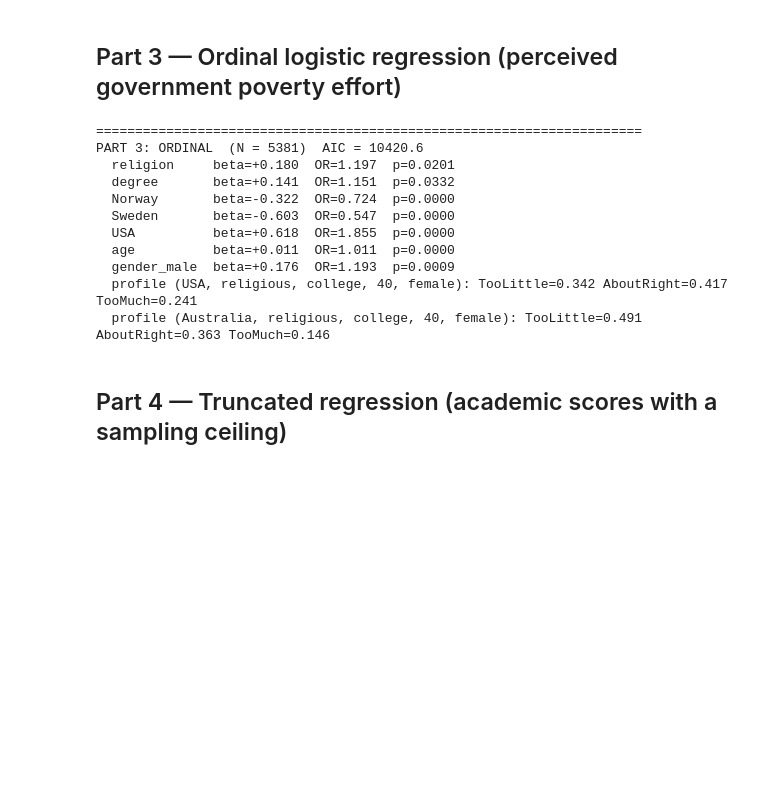
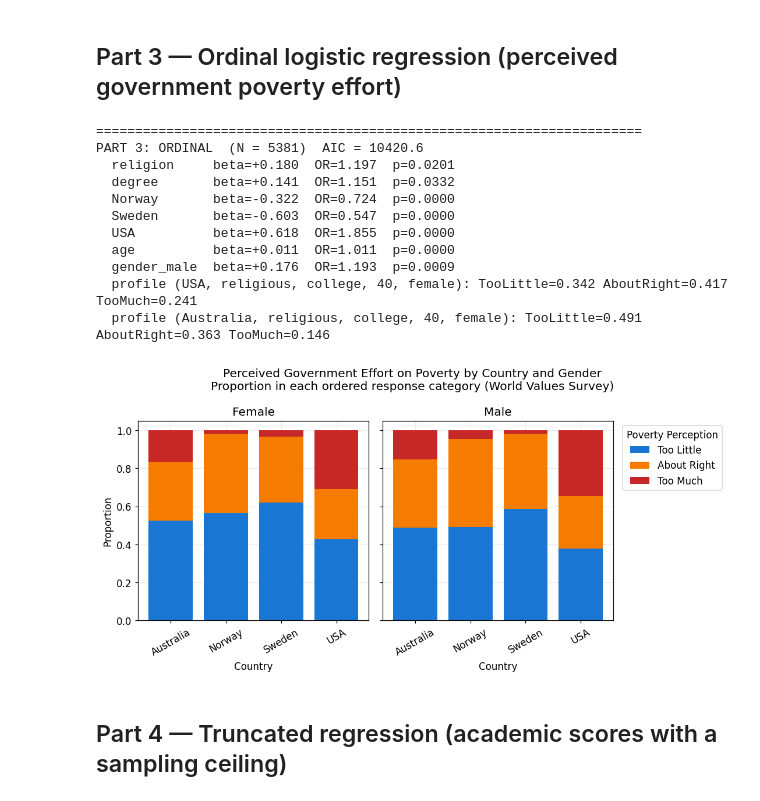
Before and after one commit to skabone/applied-research-portfolio, a Jupyter notebook: 15_Advanced_Regression_Methods/03_Analysis.ipynb, the cells around one changed output. Drawn from its saved outputs; the diff is of its cells as text; code cells hidden in the pictures; blank space fills up the shorter version.

```diff
--- a/15_Advanced_Regression_Methods/03_Analysis.ipynb
+++ b/15_Advanced_Regression_Methods/03_Analysis.ipynb
@@ -216,34 +233,35 @@ for label, usa in [("USA", 1.0), ("Australia", 0.0)]:
 fig, axes = plt.subplots(1, 2, figsize=(10, 5), sharey=True)
 cats = ["Too Little", "About Right", "Too Much"]
 colors = [C_BLUE, C_ORANGE, C_RED]
 countries = ["Australia", "Norway", "Sweden", "USA"]
 for ax, g in zip(axes, ["female", "male"]):
     sub = wv[wv.gender == g]
     props = (sub.groupby("country")["poverty"].value_counts(normalize=True)
              .unstack().reindex(index=countries)[cats])
     bottom = np.zeros(len(countries))
     for cat, col in zip(cats, colors):
         ax.bar(countries, props[cat].values, bottom=bottom, color=col, label=cat)
         bottom += props[cat].values
     ax.set_title(g.capitalize()); ax.set_xlabel("Country")
     ax.tick_params(axis="x", rotation=30)
 axes[0].set_ylabel("Proportion")
 axes[1].legend(title="Poverty Perception", bbox_to_anchor=(1.02, 1), loc="upper left")
 fig.suptitle("Perceived Government Effort on Poverty by Country and Gender\n"
              "Proportion in each ordered response category (World Values Survey)")
-fig.tight_layout(); fig.savefig(os.path.join(FIG, "fig04-ordinal-poverty-country.png")); plt.close(fig)
+fig.tight_layout(); fig.savefig(os.path.join(FIG, "fig04-ordinal-poverty-country.png")); plt.show()
 # %% [output]
 ======================================================================
 PART 3: ORDINAL  (N = 5381)  AIC = 10420.6
   religion     beta=+0.180  OR=1.197  p=0.0201
   degree       beta=+0.141  OR=1.151  p=0.0332
   Norway       beta=-0.322  OR=0.724  p=0.0000
   Sweden       beta=-0.603  OR=0.547  p=0.0000
   USA          beta=+0.618  OR=1.855  p=0.0000
   age          beta=+0.011  OR=1.011  p=0.0000
   gender_male  beta=+0.176  OR=1.193  p=0.0009
   profile (USA, religious, college, 40, female): TooLittle=0.342 AboutRight=0.417 TooMuch=0.241
   profile (Australia, religious, college, 40, female): TooLittle=0.491 AboutRight=0.363 TooMuch=0.146
+[figure, added]
 # %% [markdown]
 ## Part 4 — Truncated regression (academic scores with a sampling ceiling)
 # %%
```
Also changed, not shown: parts of 5 cells of this notebook, 2 other files.
